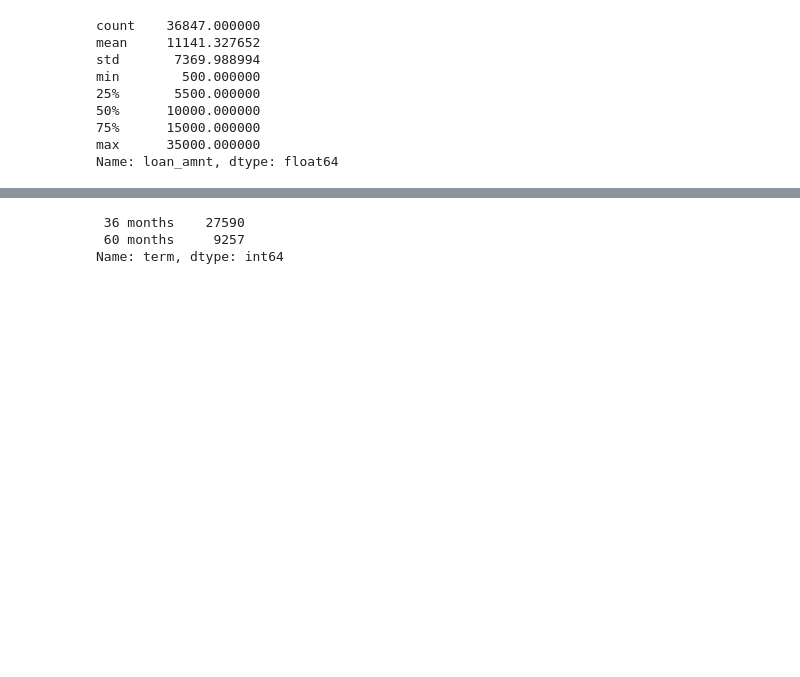
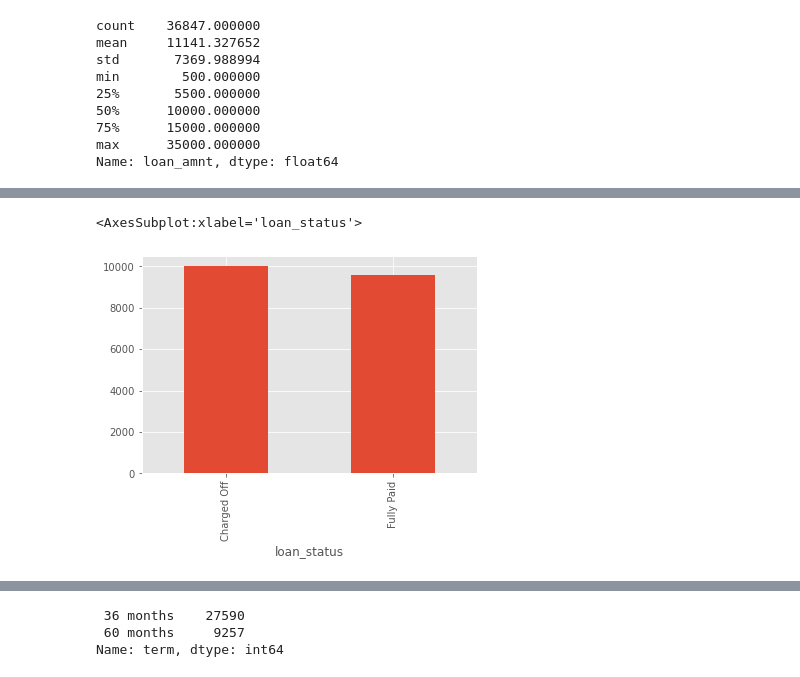
Before and after one commit to 98abhilash/LendingClub, a Jupyter notebook: LendingClubEDA.ipynb, the cells around one changed output, grey strips where cells are left out. Drawn from its saved outputs; the diff is of its cells as text; code cells hidden in the pictures; blank space fills up the shorter version.

```diff
--- a/LendingClubEDA.ipynb
+++ b/LendingClubEDA.ipynb
@@ -617,0 +629,5 @@ plt.show()
+# %%
+df.groupby(['loan_status'])['loan_amnt'].median().plot.bar()
+# %% [output]
+<AxesSubplot:xlabel='loan_status'>
+[figure, added]
```
Also changed, not shown: parts of 107 cells of this notebook.
